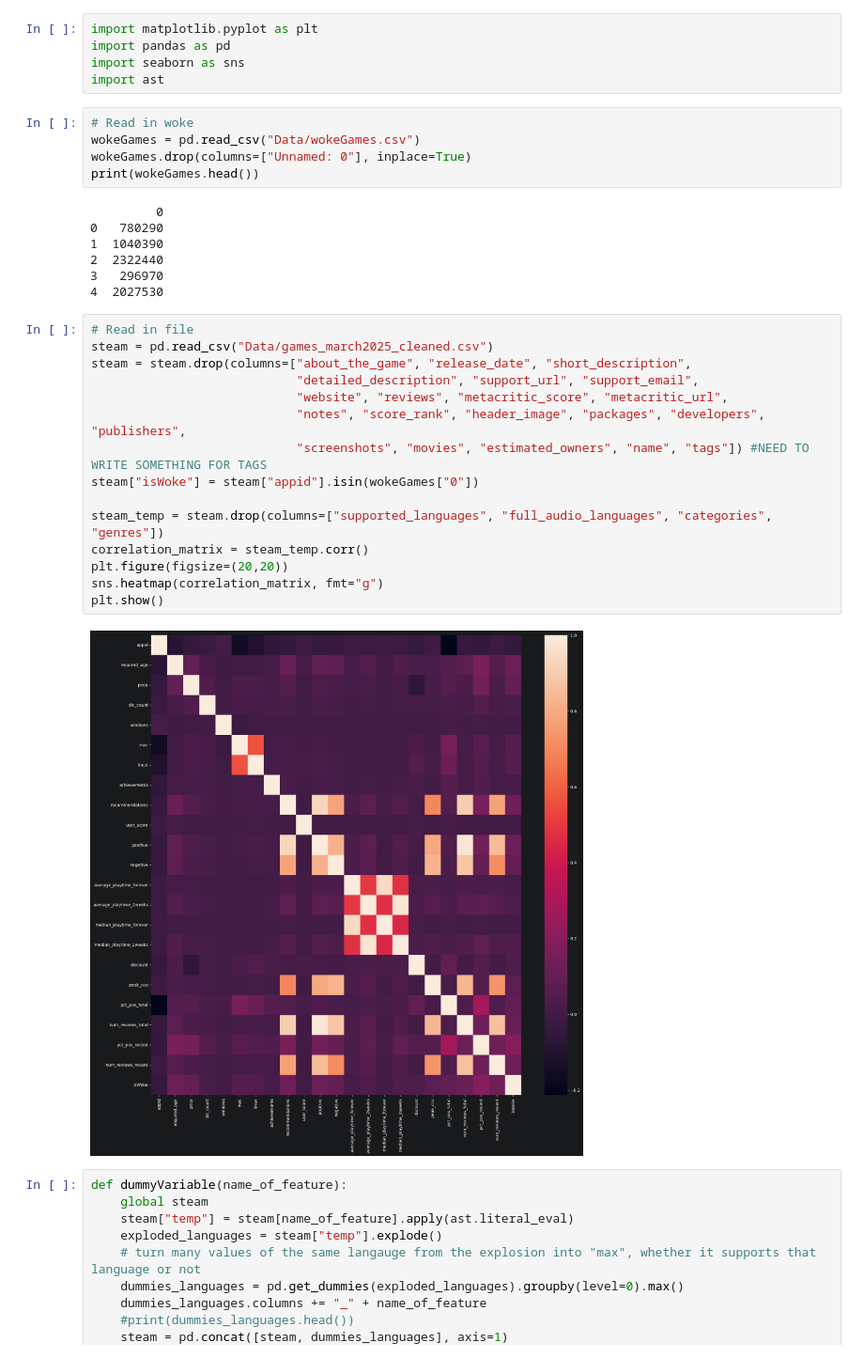
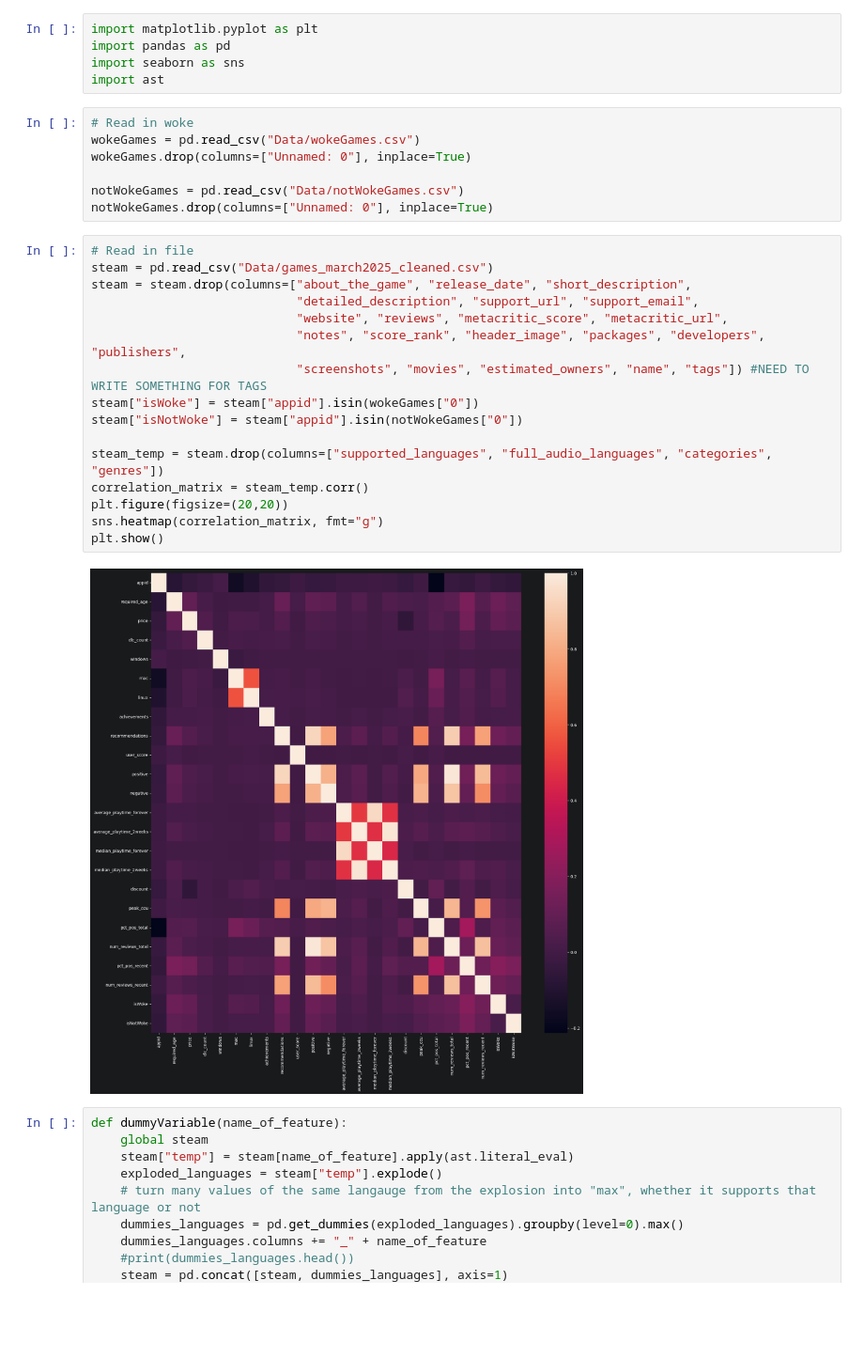
Before and after one commit to i-eye/Machine-Learning-Steam-Games, a Jupyter notebook: WokeModelling.ipynb, the cells around one changed output. Shown at 94% size. Cells and saved outputs as stored; diff of their text form; blank space fills up the shorter version.

Commit message:
Final commit of the night (woke and not woke games counting)

```diff
--- a/WokeModelling.ipynb
+++ b/WokeModelling.ipynb
@@ -7,31 +7,27 @@ import ast
 # Read in woke
 wokeGames = pd.read_csv("Data/wokeGames.csv")
 wokeGames.drop(columns=["Unnamed: 0"], inplace=True)
-print(wokeGames.head())
+
+notWokeGames = pd.read_csv("Data/notWokeGames.csv")
+notWokeGames.drop(columns=["Unnamed: 0"], inplace=True)
-# %% [output]
-         0
-0   780290
-1  1040390
-2  2322440
-3   296970
-4  2027530
 # %%
 # Read in file
 steam = pd.read_csv("Data/games_march2025_cleaned.csv")
 steam = steam.drop(columns=["about_the_game", "release_date", "short_description",
                             "detailed_description", "support_url", "support_email",
                             "website", "reviews", "metacritic_score", "metacritic_url",
                             "notes", "score_rank", "header_image", "packages", "developers", "publishers",
                             "screenshots", "movies", "estimated_owners", "name", "tags"]) #NEED TO WRITE SOMETHING FOR TAGS
 steam["isWoke"] = steam["appid"].isin(wokeGames["0"])
+steam["isNotWoke"] = steam["appid"].isin(notWokeGames["0"])
 
 steam_temp = steam.drop(columns=["supported_languages", "full_audio_languages", "categories", "genres"])
 correlation_matrix = steam_temp.corr()
 plt.figure(figsize=(20,20))
 sns.heatmap(correlation_matrix, fmt="g")
 plt.show()
 # %% [output]
-[figure, old version]
+[figure, new version]
 # %%
 def dummyVariable(name_of_feature):
     global steam
```
Also changed, not shown: parts of 2 cells of this notebook, 2 other files.
